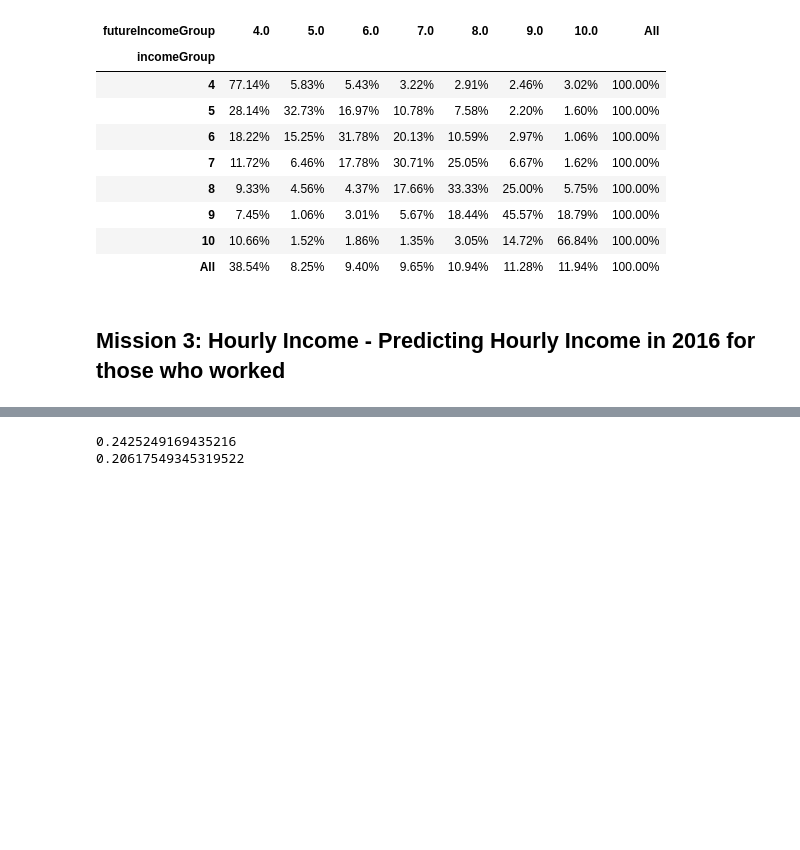
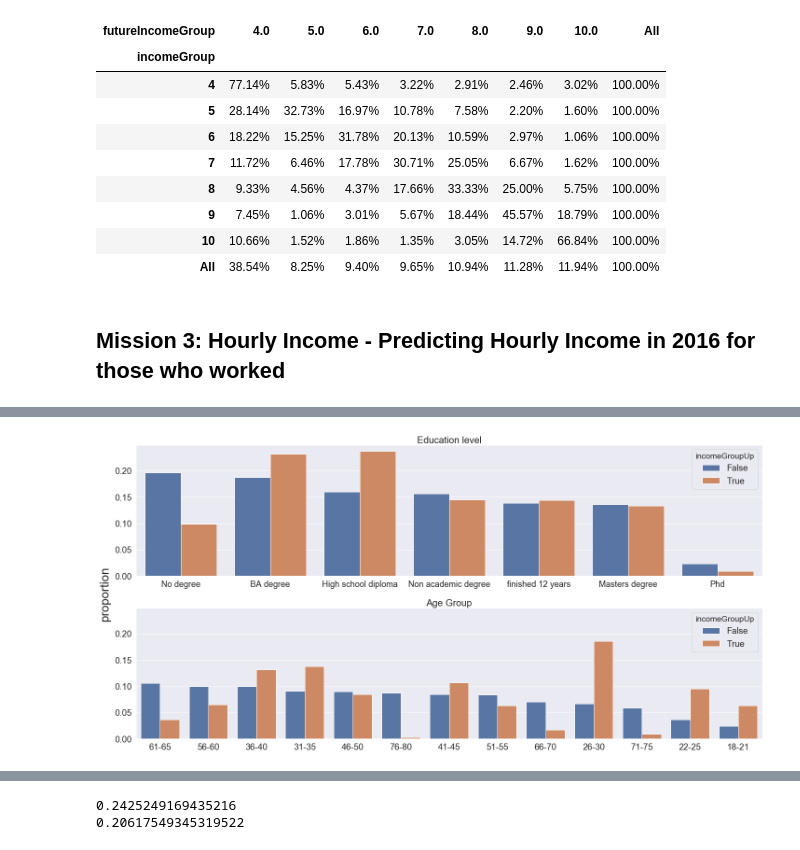
Before and after one commit to houhashv/MLProject, a Jupyter notebook: mlproject/notebooks/learning_nootebook_template.ipynb, the cells around one changed output, grey strips where cells are left out. Saved outputs shown, nothing was run; the diff lists cells and outputs as text; code cells hidden in the pictures; blank space fills up the shorter version.

```diff
--- a/mlproject/notebooks/learning_nootebook_template.ipynb
+++ b/mlproject/notebooks/learning_nootebook_template.ipynb
@@ -136,0 +178,31 @@ dflearning[['hour_income','future_hour_income']].plot.box(color=color,sym='r+',y
+# %%
+#sns.boxplot(x="incomeGroupUp", y="bruto", data=dflearning)
+
+f,axes = plt.subplots(2, 1 ,figsize=(20,10),sharey=True)
+
+ax =(dflearning['teudagvoha']
+ .groupby(dflearning['incomeGroupUp'])
+ .value_counts(normalize=True)
+ .rename("proportion")
+ .reset_index()
+ .pipe((sns.barplot, "data"), x="teudagvoha", y="proportion", hue="incomeGroupUp",ax=axes[0]))
+ax.set(xlabel='Education level',ylabel="")
+#ax.set_xticklabels(ax.get_xticklabels(), rotation=40, ha="right",fontsize=12)
+ax.set_xticklabels(('No degree', 'BA degree', 'High school diploma', 'Non academic degree', 'finished 12 years','Masters degree','Phd'),fontsize=18)
+ax.xaxis.set_label_position('top')
+
+ax = (dflearning['gilGroup']
+ .groupby(dflearning['incomeGroupUp'])
+ .value_counts(normalize=True)
+ .rename("proportion")
+ .reset_index()
+ .pipe((sns.barplot, "data"), x="gilGroup", y="proportion", hue="incomeGroupUp",ax=axes[1]))
+ax.set(xlabel='Age Group' ,ylabel="")
+ax.xaxis.set_label_position('top')
+
+plt.tight_layout()
+ff=ax.get_figure()
+ff.text(0.001, 0.5, 'proportion', ha='center', va='center', rotation='vertical',fontsize=26)
+ff.savefig('categorical vs incomeGroupUp (education and Age group).png', dpi=800,pad_inches=0.1)
+# %% [output]
+[figure, added]
```
Also changed, not shown: parts of 7 cells of this notebook.
